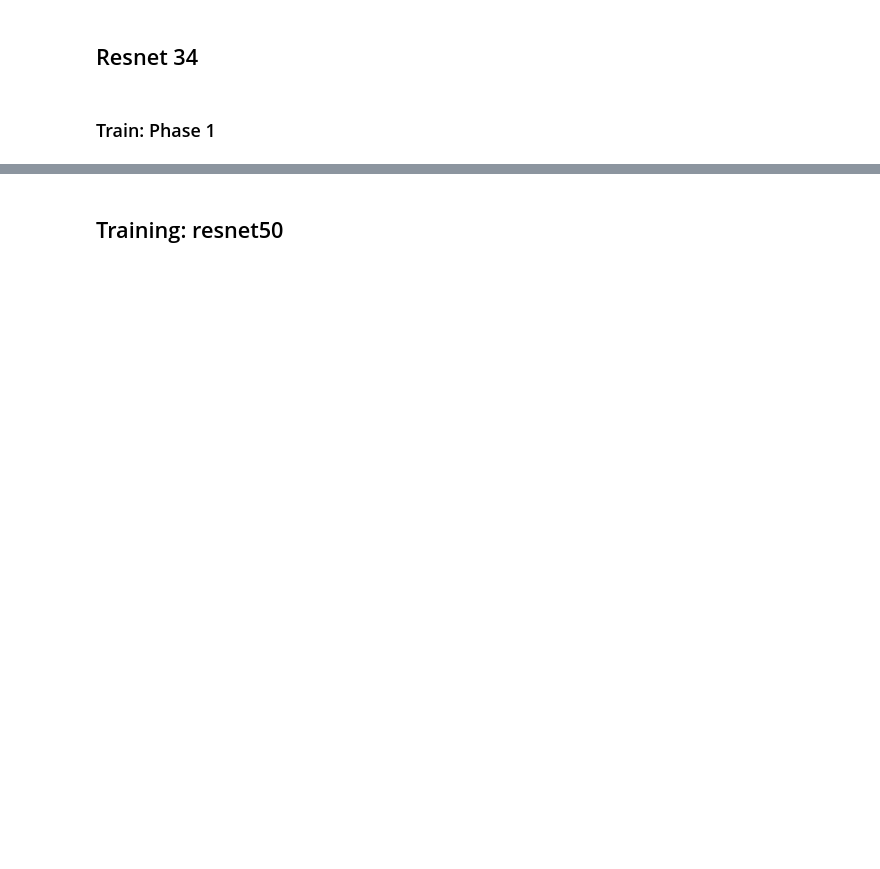
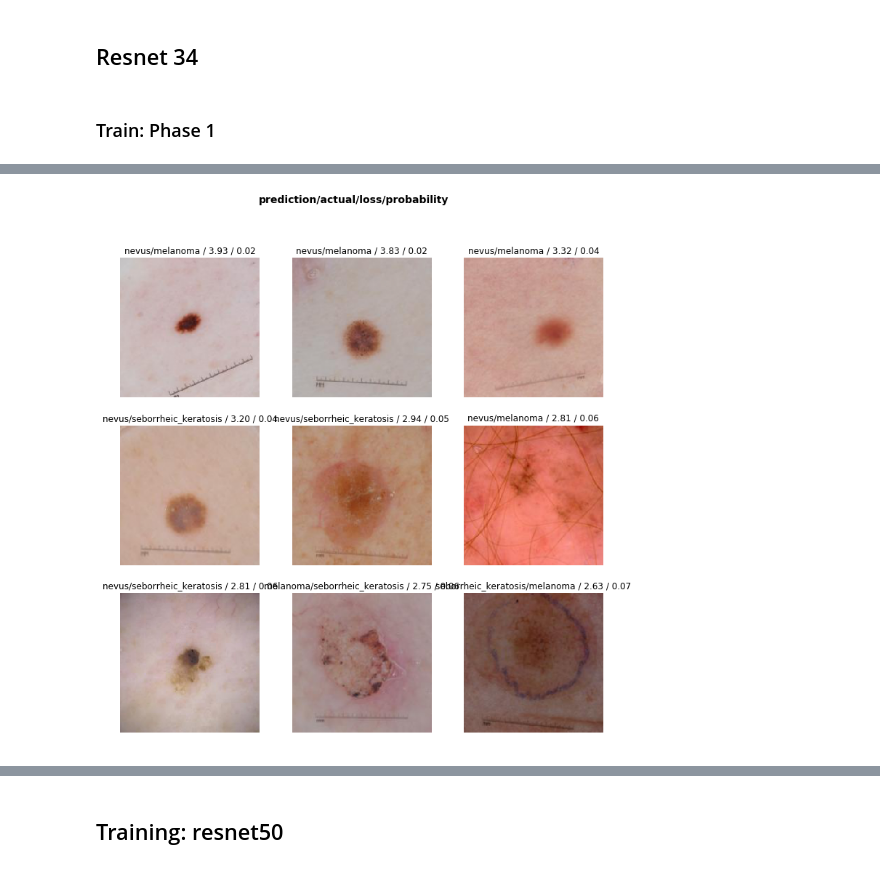
Before and after one commit to jellenberger/melanoma-detection, a Jupyter notebook: work/melanoma-detection.ipynb, the cells around one changed output, grey strips where cells are left out. Saved outputs shown, nothing was run; the diff lists cells and outputs as text; code cells hidden in the pictures; blank space fills up the shorter version.

```diff
--- a/work/melanoma-detection.ipynb
+++ b/work/melanoma-detection.ipynb
@@ -66,0 +78,4 @@ learn = create_cnn(data, models.resnet34, metrics=error_rate)
+# %%
+interp.plot_top_losses(9, figsize=(12, 12))
+# %% [output]
+[figure, added]
```
Also changed, not shown: parts of 35 cells of this notebook, 1 other file.
